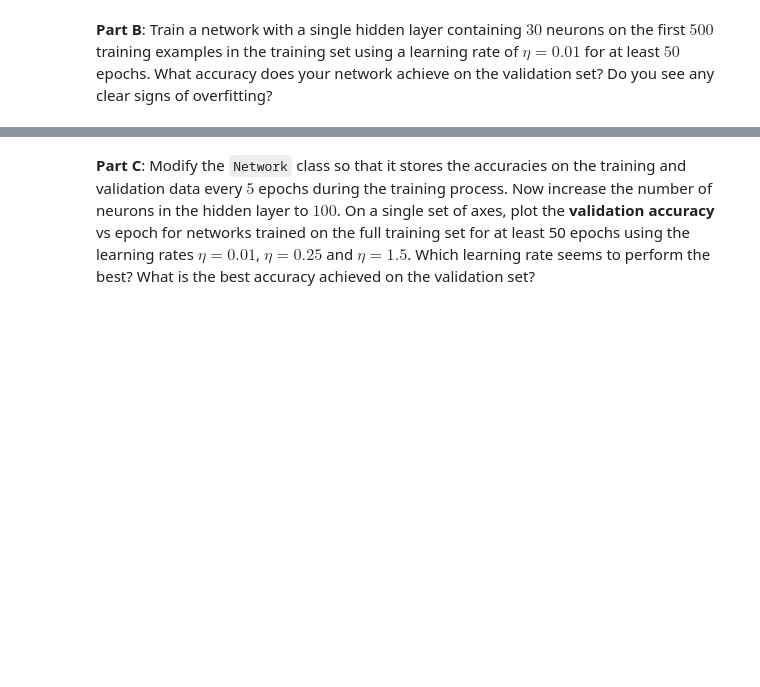
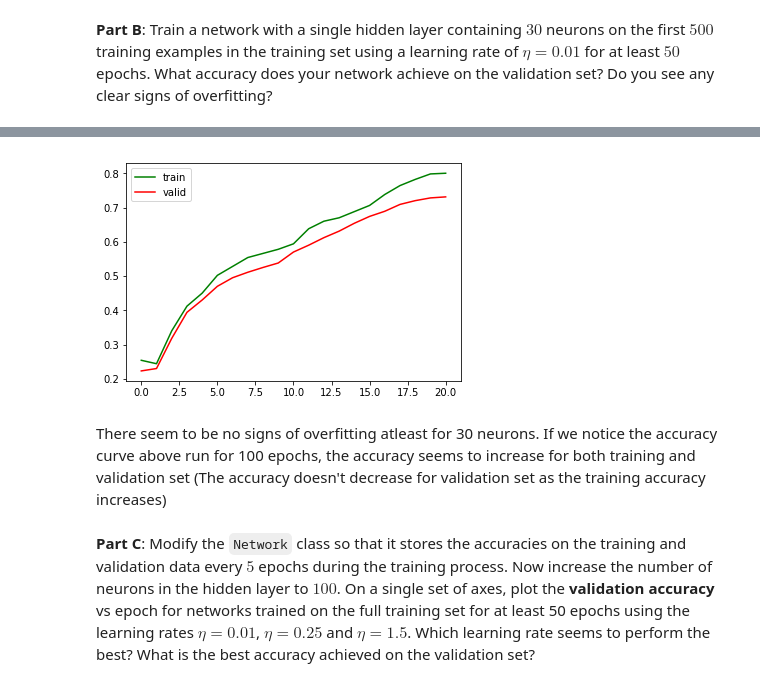
Before and after one commit to AkritiKapur/ml-5622-assignments, a Jupyter notebook: neuralnets/neuralnets.ipynb, the cells around one changed output, grey strips where cells are left out. Drawn from its saved outputs; the diff is of its cells as text; code cells hidden in the pictures; blank space fills up the shorter version.

```diff
--- a/neuralnets/neuralnets.ipynb
+++ b/neuralnets/neuralnets.ipynb
@@ -458,5 +458,12 @@ view_digit(X_train[training_index], label_dict[np.argmax(y_train[training_index]
 **Part B**: Train a network with a single hidden layer containing $30$ neurons on the first $500$ training examples in the training set using a learning rate of $\eta = 0.01$ for at least $50$ epochs.  What accuracy does your network achieve on the validation set?  Do you see any clear signs of overfitting?
 # %%
 nn = Network([441,30,4])
-nn.train(X_train[:500], y_train[:500], X_valid, y_valid, eta=0.01, num_epochs=100)
+n_epochs = 100
+res = nn.train(X_train[:500], y_train[:500], X_valid, y_valid, eta=0.01, num_epochs=n_epochs)
+
+x = np.arange(n_epochs/5 + 1)
+plt.plot(x, [k['train'] for k in res], color="green", label="train")
+plt.plot(x, [k['valid'] for k in res], color="red", label="valid")
+plt.legend()
+plt.show()
 # %% [output]
@@ -474,3 +487,6 @@ epoch 100/100:   train acc:    0.796  valid acc:    0.736
+[figure, added]
+# %% [markdown]
+There seem to be no signs of overfitting atleast for 30 neurons. If we notice the accuracy curve above run for 100 epochs, the accuracy seems to increase for both training and validation set (The accuracy doesn't decrease for validation set as the training accuracy increases)
 # %% [markdown]
 **Part C**: Modify the `Network` class so that it stores the accuracies on the training and validation data every $5$ epochs during the training process. Now increase the number of neurons in the hidden layer to $100$.  On a single set of axes, plot the **validation accuracy** vs epoch for networks trained on the full training set for at least 50 epochs using the learning rates $\eta = 0.01$, $\eta = 0.25$ and $\eta = 1.5$.  Which learning rate seems to perform the best? What is the best accuracy achieved on the validation set?
 # %%
```
Also changed, not shown: parts of 1 cell of this notebook.
